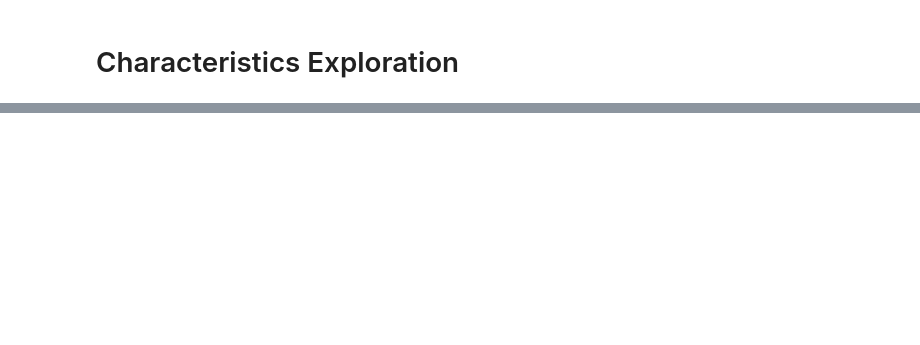
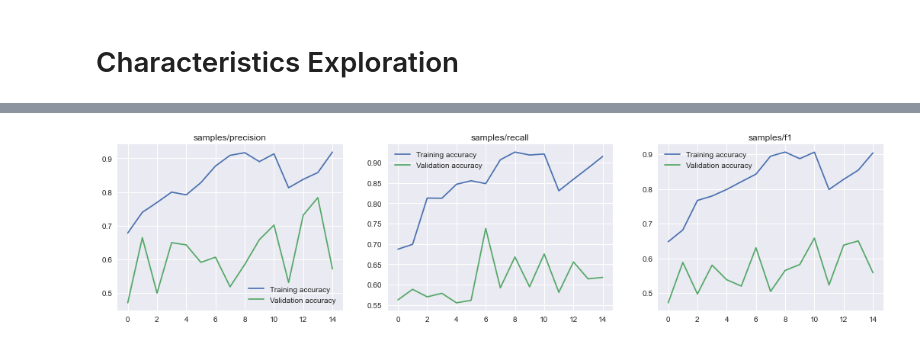
Before and after one commit to vstenby/DiagnosisCorrection02456, a Jupyter notebook: characteristics_exploration.ipynb, the cells around one changed output, grey strips where cells are left out. Saved outputs shown, nothing was run; the diff lists cells and outputs as text; code cells hidden in the pictures; blank space fills up the shorter version.

```diff
--- a/characteristics_exploration.ipynb
+++ b/characteristics_exploration.ipynb
@@ -46,5 +54,5 @@ test_loader = DataLoader(test_set, batch_size=16)
 # %%
-n_classes = 8
+n_classes = 6 #8
 class CNN(nn.Module):
     def __init__(self):
         super().__init__()
@@ -62,3 +72,18 @@ class CNN(nn.Module):
+# %%
+def predict(pred, threshold=0.5):
+    return np.array(pred > threshold, dtype=float)
+# %%
+def calculate_metrics(pred, target):
+    assert len(pred) == len(target)
+    return {#'micro/precision': precision_score(y_true=target, y_pred=pred, average='micro'),
+            #'micro/recall': recall_score(y_true=target, y_pred=pred, average='micro'),
+            #'micro/f1': f1_score(y_true=target, y_pred=pred, average='micro'),
+            #'macro/precision': precision_score(y_true=target, y_pred=pred, average='macro'),
+            #'macro/recall': recall_score(y_true=target, y_pred=pred, average='macro'),
+            #'macro/f1': f1_score(y_true=target, y_pred=pred, average='macro'),
+            'samples/precision': precision_score(y_true=target, y_pred=pred, average='samples', zero_division=0),
+            'samples/recall': recall_score(y_true=target, y_pred=pred, average='samples', zero_division=0),
+            'samples/f1': f1_score(y_true=target, y_pred=pred, average='samples', zero_division=0)}
 # %%
 cnn = CNN()
 
@@ -153,0 +191,20 @@ ValueError: only one element tensors can be converted to Python scalars
+# %%
+titles = ['samples/precision', 'samples/recall', 'samples/f1']
+
+figWidth = 18
+figHeight = 4
+nRow = 1
+nCol = len(titles)
+
+fig, axes = plt.subplots(nRow, nCol, figsize = (figWidth, figHeight))
+acc_idx = -1
+for i in range(0,nRow*nCol):
+    r = i//nCol
+    c = i%nCol
+    axes[c].plot(np.arange(0, num_epochs), [train_accuracies[i][titles[c]] for i in range(0,num_epochs)], label='Training accuracy')
+    axes[c].plot(np.arange(0, num_epochs), [val_accuracies[i][titles[c]] for i in range(0,num_epochs)], label='Validation accuracy')
+    axes[c].set_title(titles[i])
+    axes[c].legend()
+plt.show()
+# %% [output]
+[figure, added]
```
Also changed, not shown: parts of 11 cells of this notebook, 3 other files.
